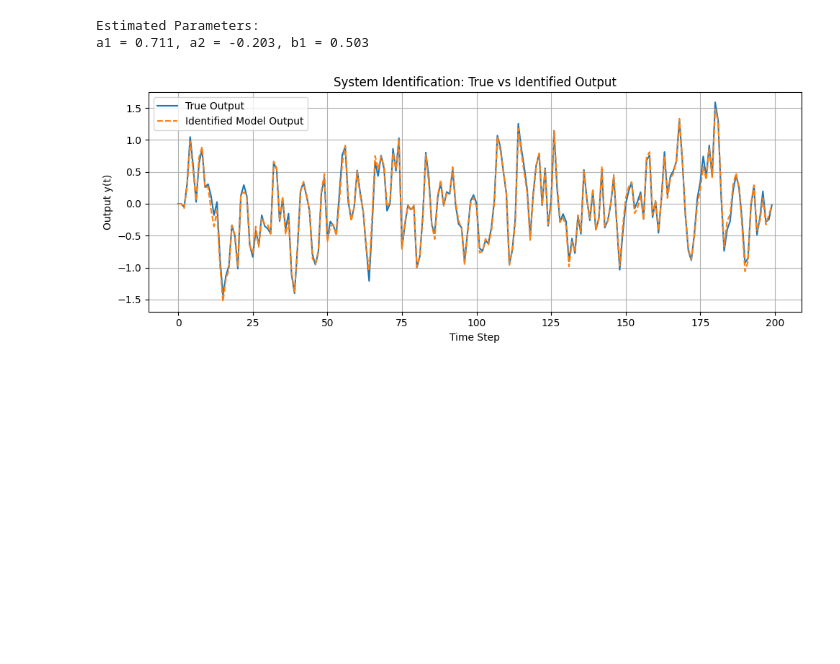
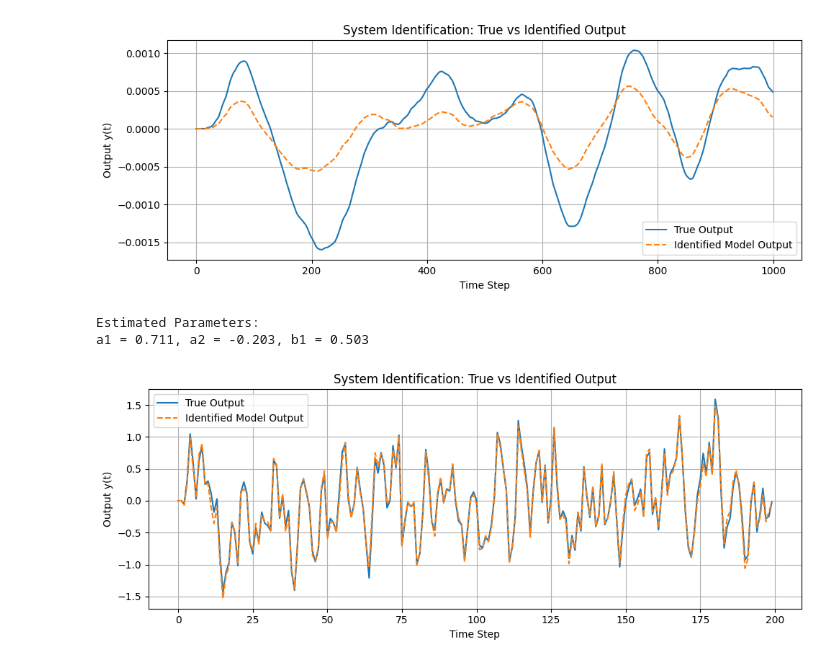
Before and after one commit to gibbsalex/my-demos, a Jupyter notebook: bike_suspension_sim/sig_id_proto.ipynb, the cells around one changed output. Saved outputs shown, nothing was run; the diff lists cells and outputs as text; code cells hidden in the pictures; blank space fills up the shorter version.

```diff
--- a/bike_suspension_sim/sig_id_proto.ipynb
+++ b/bike_suspension_sim/sig_id_proto.ipynb
@@ -112,3 +124,29 @@ k_hat = -54223.015, m_hat = -54164.502, c_hat = 108366.224
+# %%
+# -------------------------
+# Step 4: Simulate Identified Model
+# -------------------------
+N = 1000
+u = sol.y[2]
+y_hat = np.zeros(N)
+for t in range(2, N):
+    y_hat[t] = -a1_hat * y_hat[t-1] - a2_hat * y_hat[t-2] + b1_hat * u[t-1] + b2_hat * u[t - 2] # rebuild the difference equation
+# %%
+# -------------------------
+# Step 5: Plot and Compare
+# -------------------------
+y = sol.y[0]
+plt.figure(figsize=(10, 4))
+plt.plot(y, label='True Output')
+plt.plot(y_hat, '--', label='Identified Model Output')
+plt.xlabel('Time Step')
+plt.ylabel('Output y(t)')
+plt.legend()
+plt.title('System Identification: True vs Identified Output')
+plt.grid()
+plt.tight_layout()
+plt.show()
+# %% [output]
+[figure, added]
 # %%
 # chat gpt code
 
```
Also changed, not shown: parts of 10 cells of this notebook.
